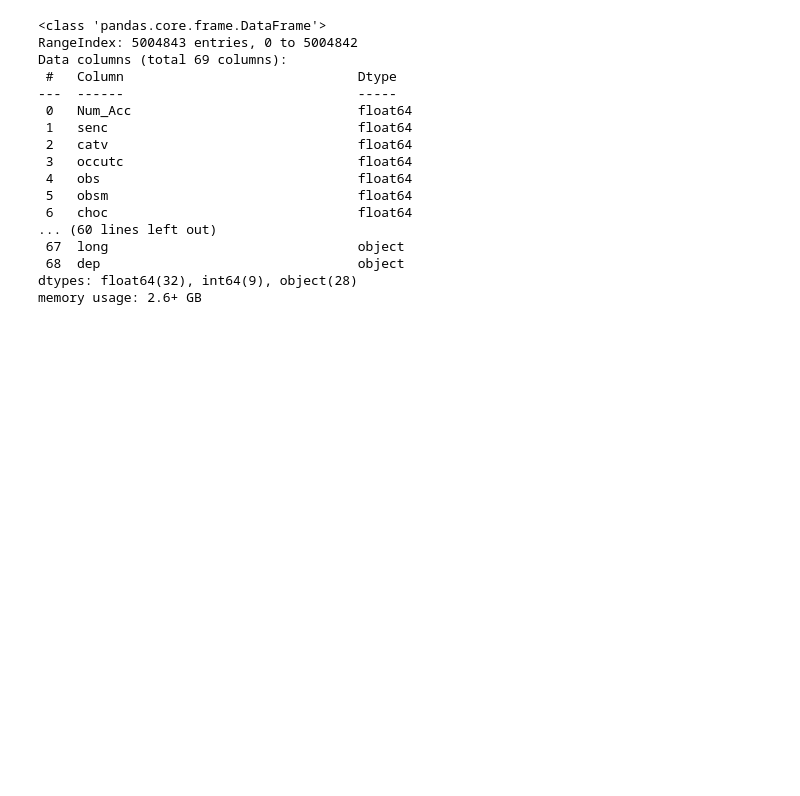
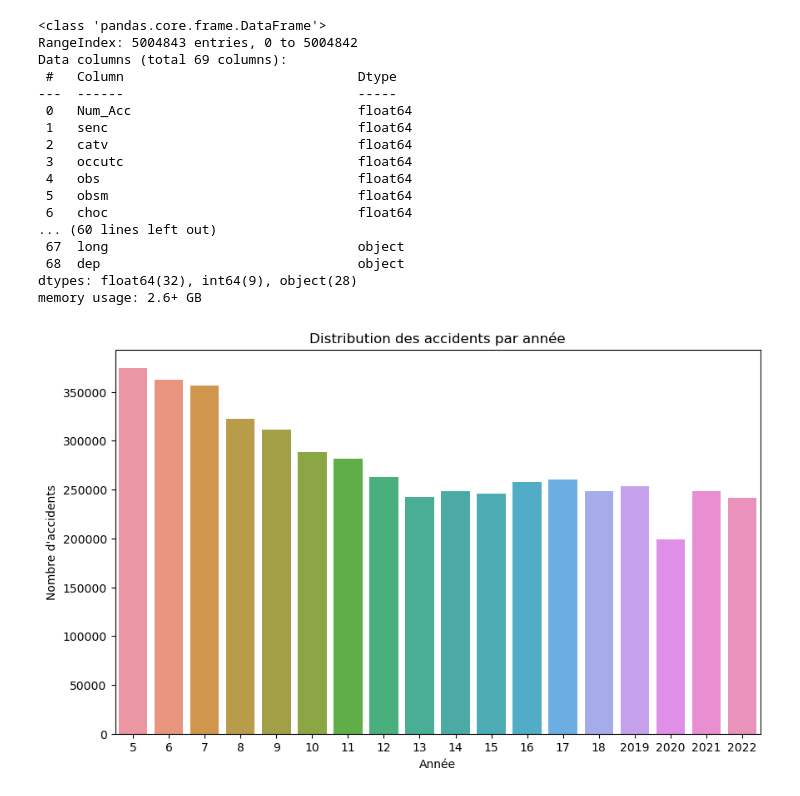
Before and after one commit to ThomasB30/projetDA-acc, a Jupyter notebook: 1 - Analyse/1 - analyse.ipynb, the cells around one changed output. Saved outputs shown, nothing was run; the diff lists cells and outputs as text; code cells hidden in the pictures; blank space fills up the shorter version.

```diff
--- a/1 - Analyse/1 - analyse.ipynb
+++ b/1 - Analyse/1 - analyse.ipynb
@@ -441,3 +441,17 @@ Data columns (total 69 columns):
  68  dep                                 object
 dtypes: float64(32), int64(9), object(28)
 memory usage: 2.6+ GB
+# %%
+# Distribution des accidents par année
+import numpy as np
+import matplotlib.pyplot as plt
+import seaborn as sns
+
+plt.figure(figsize=(10, 6))
+sns.countplot(data=merge_df, x='an')
+plt.title('Distribution des accidents par année')
+plt.xlabel('Année')
+plt.ylabel('Nombre d\'accidents')
+plt.show()
+# %% [output]
+[figure, added]
```
Also changed, not shown: parts of 1 cell of this notebook.
